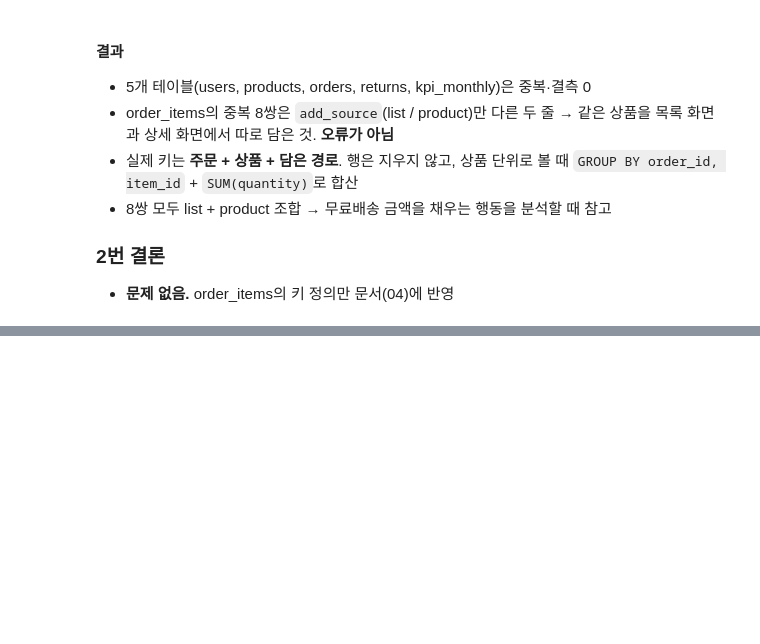
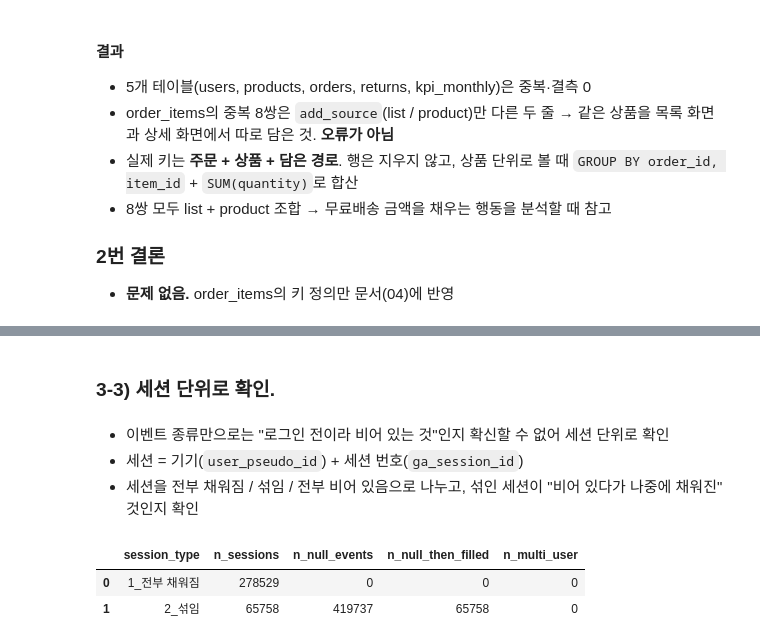
Before and after one commit to YURI0822/beauty-checkout-ab-test, a Jupyter notebook: notebooks/02_quality_check.ipynb, the cells around one changed output, grey strips where cells are left out. Saved outputs shown, nothing was run; the diff lists cells and outputs as text; code cells hidden in the pictures; blank space fills up the shorter version.

```diff
--- a/notebooks/02_quality_check.ipynb
+++ b/notebooks/02_quality_check.ipynb
@@ -294,0 +360,48 @@ print(dup_items)
+# %% [markdown]
+### 3-3) 세션 단위로 확인.
+# %% [markdown]
+- 이벤트 종류만으로는 "로그인 전이라 비어 있는 것"인지 확신할 수 없어 세션 단위로 확인
+- 세션 = 기기(`user_pseudo_id`) + 세션 번호(`ga_session_id`)
+- 세션을 전부 채워짐 / 섞임 / 전부 비어 있음으로 나누고, 섞인 세션이 "비어 있다가 나중에 채워진" 것인지 확인
+# %%
+# 3-3) 세션 단위로 보기: 세션 안에서 user_id가 어떻게 비어 있는지
+# 세션 = 기기(user_pseudo_id) + 세션 번호(ga_session_id)
+query("""
+WITH e AS (
+  SELECT
+    user_pseudo_id,
+    (SELECT value.int_value FROM UNNEST(event_params) WHERE key = 'ga_session_id') AS session_id,
+    event_timestamp,
+    user_id
+  FROM raw.events
+),
+s AS (   -- 세션별 요약
+  SELECT
+    user_pseudo_id,
+    session_id,
+    COUNT(*)                                          AS n_events,
+    COUNTIF(user_id IS NULL)                          AS n_null,
+    COUNT(DISTINCT user_id)                           AS n_user_ids,        -- 세션 안의 서로 다른 user_id 수 (NULL 제외)
+    MIN(IF(user_id IS NOT NULL, event_timestamp, NULL)) AS first_filled_ts, -- 처음 채워진 시각
+    MAX(IF(user_id IS NULL, event_timestamp, NULL))     AS last_null_ts     -- 마지막으로 비어 있던 시각
+  FROM e
+  GROUP BY 1, 2
+)
+SELECT
+  CASE
+    WHEN n_null = 0        THEN '1_전부 채워짐'
+    WHEN n_null = n_events THEN '3_전부 비어 있음'
+    ELSE                        '2_섞임'
+  END                                                         AS session_type,
+  COUNT(*)                                                    AS n_sessions,
+  SUM(n_null)                                                 AS n_null_events,
+  COUNTIF(last_null_ts < first_filled_ts)                     AS n_null_then_filled,  -- 비어 있다가 이후 채워진 세션
+  COUNTIF(n_user_ids > 1)                                     AS n_multi_user         -- 한 세션에 user_id가 2개 이상 (있으면 이상)
+FROM s
+GROUP BY 1
+ORDER BY 1
+""")
+# %% [output]
+|  | session_type | n_sessions | n_null_events | n_null_then_filled | n_multi_user |
+| 0 | 1_전부 채워짐 | 278529 | 0 | 0 | 0 |
+| 1 | 2_섞임 | 65758 | 419737 | 65758 | 0 |
```
Also changed, not shown: parts of 9 cells of this notebook.
